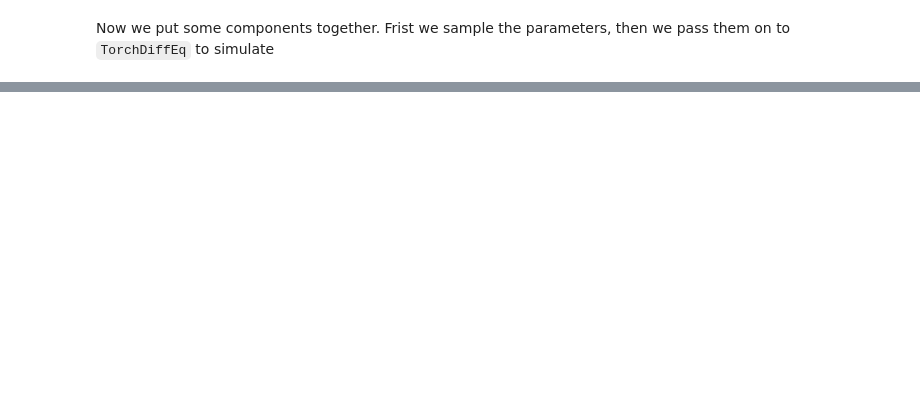
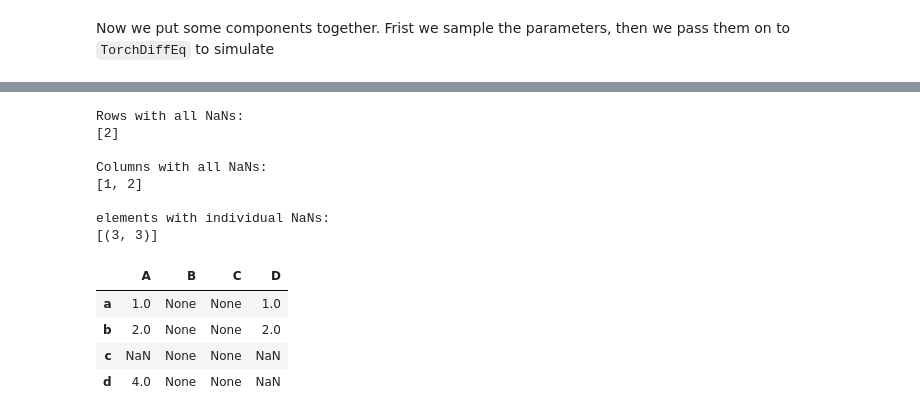
Before and after one commit to DARPA-ASKEM/program-milestones, a Jupyter notebook: Nov-24-monthly-epi-demo/Scenario-4/dynamical_multi.ipynb, the cells around one changed output, grey strips where cells are left out. Cells and saved outputs as stored; diff of their text form; code cells hidden in the pictures; blank space fills up the shorter version.

```diff
--- a/Nov-24-monthly-epi-demo/Scenario-4/dynamical_multi.ipynb
+++ b/Nov-24-monthly-epi-demo/Scenario-4/dynamical_multi.ipynb
@@ -1234,0 +1259,71 @@ alpha_mean.shape
+# %%
+import pandas as pd
+def identify_nans(data_df, return_labels=False):
+    """
+    Identifies and returns all types of NaNs in the DataFrame:
+    1. Entire rows that are NaN.
+    2. Entire columns that are NaN.
+    3. Individual elements that are NaN.
+
+    Parameters:
+    data_df (pd.DataFrame): The input DataFrame.
+    return_labels (bool): If True, return row and column names; otherwise, return indices.
+
+    Returns:
+    dict: A dictionary containing indices or labels for each type of NaN.
+    """
+    # Identify entire rows that are NaN
+    nan_rows = data_df.index[data_df.isna().all(axis=1)].tolist()
+    nan_row_idx = [data_df.index.get_loc(row) for row in nan_rows]
+
+    # Identify entire columns that are NaN
+    nan_columns = data_df.columns[data_df.isna().all(axis=0)].tolist()
+    nan_columns_idx = [data_df.columns.get_loc(col) for col in nan_columns]
+
+    # Identify individual elements that are NaN
+    nan_elements = [(row, col)
+                        for row in data_df.index
+                        for col in data_df.columns
+                        if col not in nan_columns and
+                         row not in nan_rows and
+                         pd.isna(data_df.loc[row, col])]
+
+    nan_elements_idx = [(data_df.index.get_loc(row), data_df.columns.get_loc(col))
+                            for row, col in nan_elements]
+    return {
+        "nan_rows": nan_rows if return_labels else nan_row_idx,
+        "nan_columns": nan_columns if return_labels else nan_columns_idx,
+        "nan_elements": nan_elements if return_labels else nan_elements_idx
+    }
+
+# Example usage
+data = {
+    'A': [1, 2, None, 4],
+    'B': [None, None, None, None],
+    'C': [None, None, None, None],
+    'D': [1, 2, None, None]
+}
+df = pd.DataFrame(data,index=['a','b','c','d'])
+nan_info = identify_nans(df, return_labels=False)
+
+print("Rows with all NaNs:")
+print(nan_info["nan_rows"])
+print("\nColumns with all NaNs:")
+print(nan_info["nan_columns"])
+print("\nelements with individual NaNs:")
+print(nan_info["nan_elements"])
+display(df)
+# %% [output]
+Rows with all NaNs:
+[2]
+
+Columns with all NaNs:
+[1, 2]
+
+elements with individual NaNs:
+[(3, 3)]
+|  | A | B | C | D |
+| a | 1.0 | None | None | 1.0 |
+| b | 2.0 | None | None | 2.0 |
+| c | NaN | None | None | NaN |
+| d | 4.0 | None | None | NaN |
```
Also changed, not shown: parts of 8 cells of this notebook.
